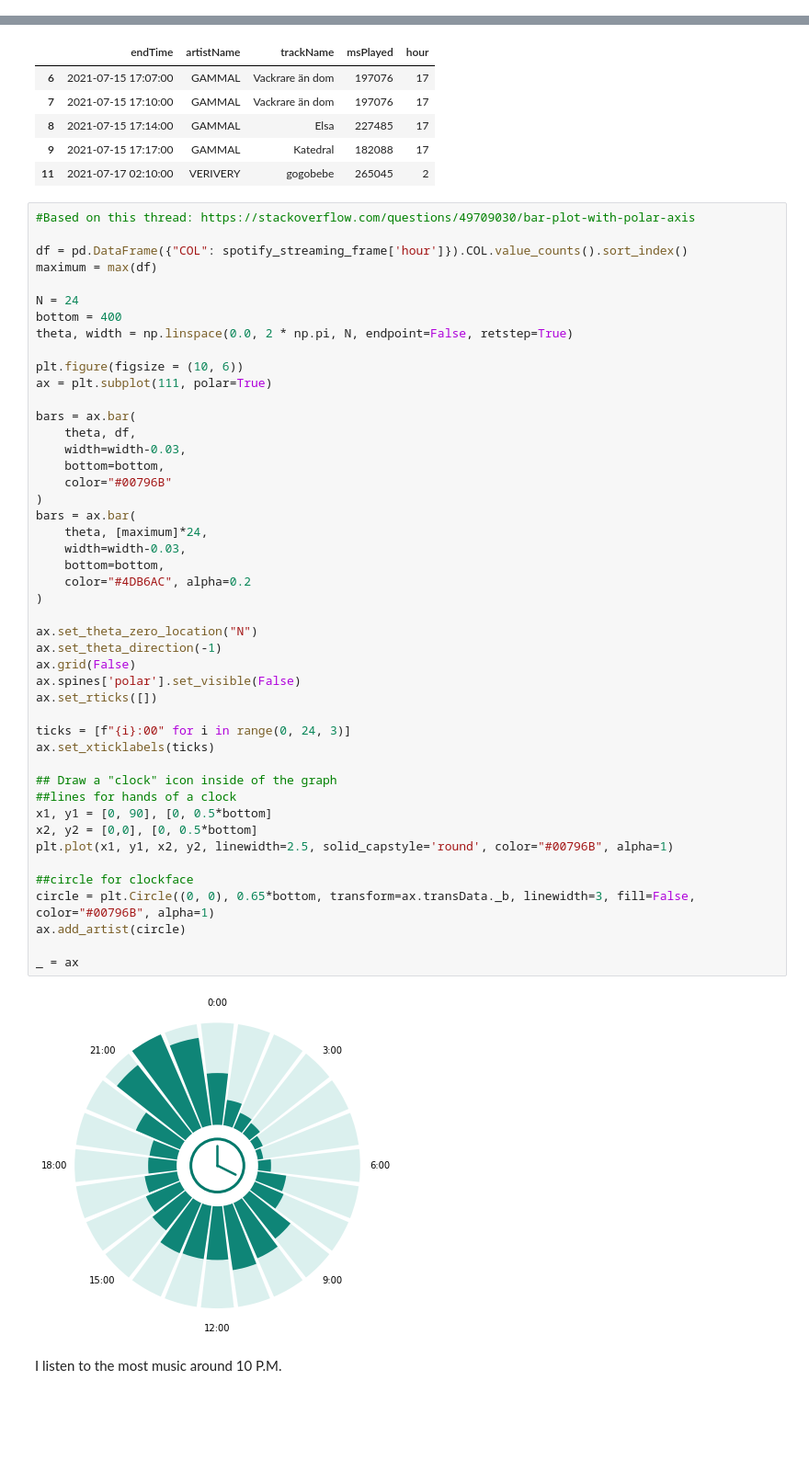
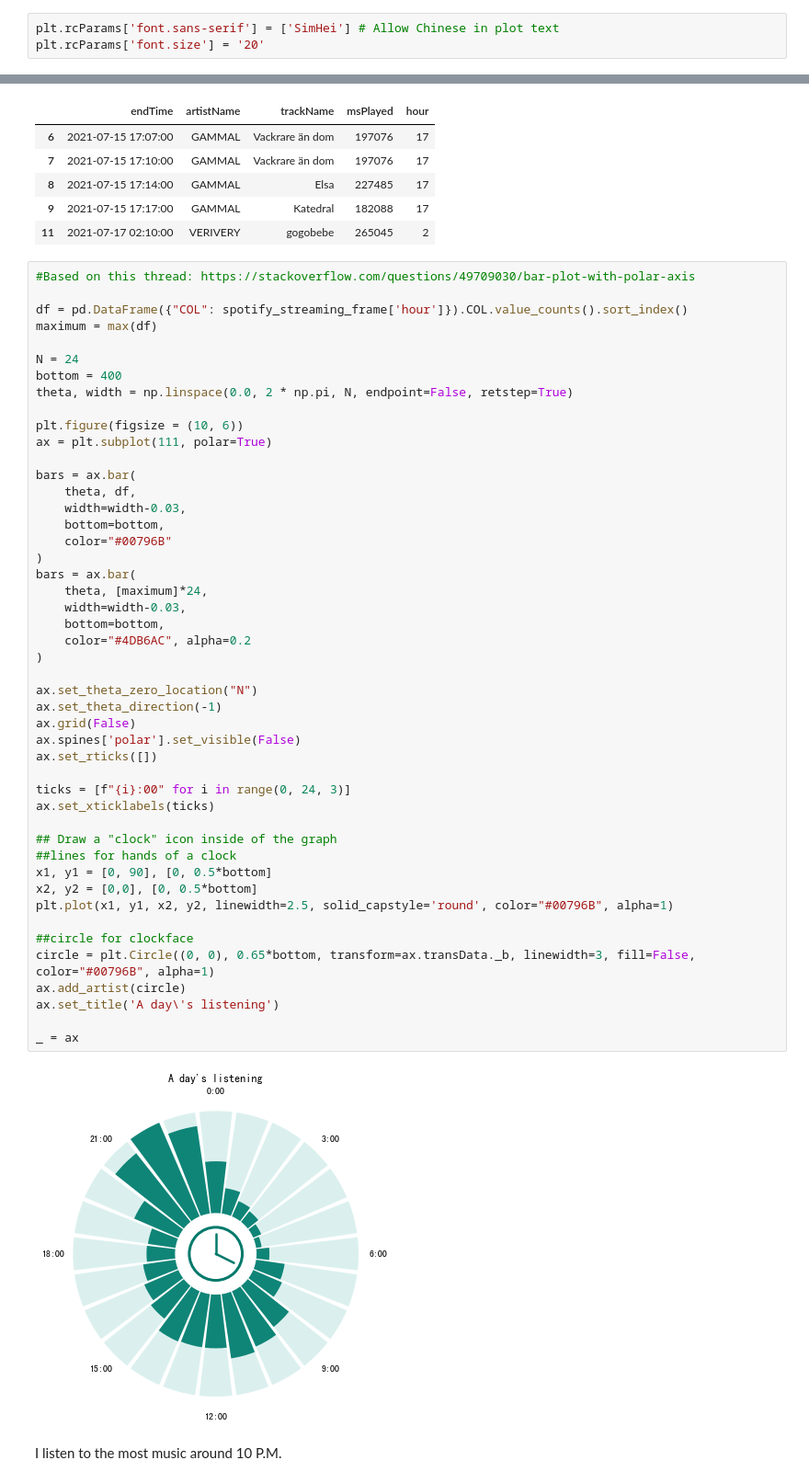
Before and after one commit to YasMME/spotify-data-exploration, a Jupyter notebook: SpotifyStreamingHistory.ipynb, the cells around one changed output, grey strips where cells are left out. Shown at 92% size. Saved outputs shown, nothing was run; the diff lists cells and outputs as text; blank space fills up the shorter version.

```diff
--- a/SpotifyStreamingHistory.ipynb
+++ b/SpotifyStreamingHistory.ipynb
@@ -4,6 +4,9 @@
 import pandas as pd
 import numpy as np
 from matplotlib import pyplot as plt
+# %%
+plt.rcParams['font.sans-serif'] = ['SimHei'] # Allow Chinese in plot text
+plt.rcParams['font.size'] = '20'
 # %% [markdown]
 In this notebook I look at my `Spotify` streaming data from the period between `2021-07-15` and `2022-07-02`, downloaded from Spotify.
 # %% [markdown]
@@ -124,33 +127,34 @@ bars = ax.bar(
     color="#00796B"
 )
 bars = ax.bar(
     theta, [maximum]*24,
     width=width-0.03,
     bottom=bottom,
     color="#4DB6AC", alpha=0.2
 )
 
 ax.set_theta_zero_location("N")
 ax.set_theta_direction(-1)
 ax.grid(False)
 ax.spines['polar'].set_visible(False)
 ax.set_rticks([])
 
 ticks = [f"{i}:00" for i in range(0, 24, 3)]
 ax.set_xticklabels(ticks)
 
 ## Draw a "clock" icon inside of the graph
 ##lines for hands of a clock
 x1, y1 = [0, 90], [0, 0.5*bottom]
 x2, y2 = [0,0], [0, 0.5*bottom]
 plt.plot(x1, y1, x2, y2, linewidth=2.5, solid_capstyle='round', color="#00796B", alpha=1)
 
 ##circle for clockface
 circle = plt.Circle((0, 0), 0.65*bottom, transform=ax.transData._b, linewidth=3, fill=False, color="#00796B", alpha=1)
 ax.add_artist(circle)
+ax.set_title('A day\'s listening')
 
 _ = ax
 # %% [output]
-[figure, old version]
+[figure, new version]
 # %% [markdown]
 I listen to the most music around 10 P.M.
```
Also changed, not shown: parts of 5 cells of this notebook.
